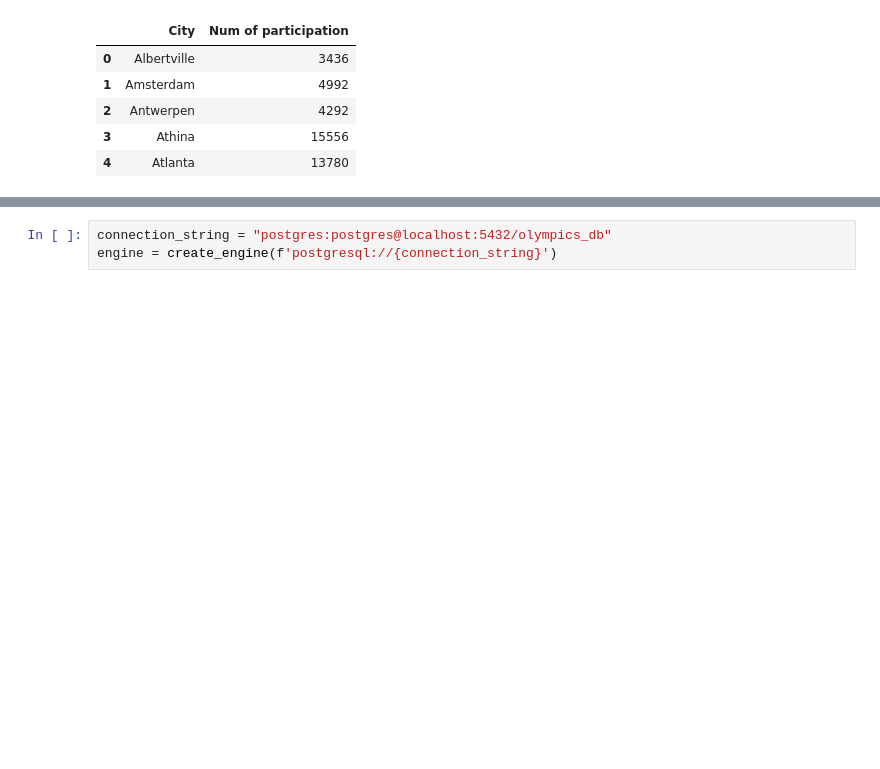
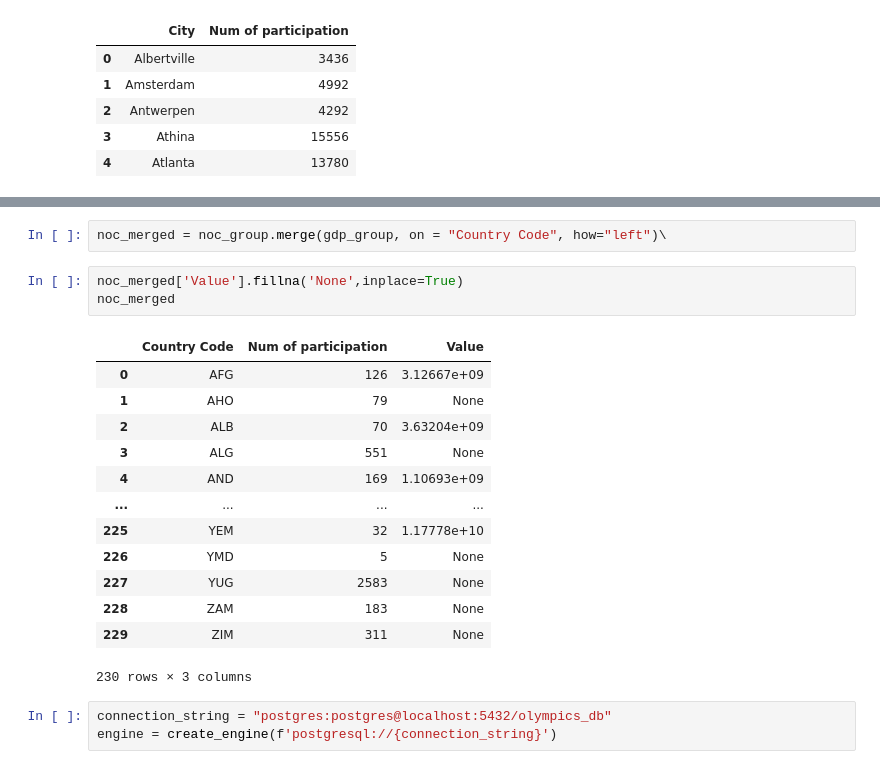
Before and after one commit to toshitorihara/ETL-project, a Jupyter notebook: ETL_starter.ipynb, the cells around one changed output, grey strips where cells are left out. Saved outputs shown, nothing was run; the diff lists cells and outputs as text; blank space fills up the shorter version.

```diff
--- a/ETL_starter.ipynb
+++ b/ETL_starter.ipynb
@@ -192,3 +202,22 @@ noc_group.head()
+# %%
+noc_merged = noc_group.merge(gdp_group, on = "Country Code", how="left")\
+# %%
+noc_merged['Value'].fillna('None',inplace=True)
+noc_merged
+# %% [output]
+|  | Country Code | Num of participation | Value |
+| 0 | AFG | 126 | 3.12667e+09 |
+| 1 | AHO | 79 | None |
+| 2 | ALB | 70 | 3.63204e+09 |
+| 3 | ALG | 551 | None |
+| 4 | AND | 169 | 1.10693e+09 |
+| ... | ... | ... | ... |
+| 225 | YEM | 32 | 1.17778e+10 |
+| 226 | YMD | 5 | None |
+| 227 | YUG | 2583 | None |
+| 228 | ZAM | 183 | None |
+| 229 | ZIM | 311 | None |
+230 rows × 3 columns
 # %%
 connection_string = "postgres:postgres@localhost:5432/olympics_db"
 engine = create_engine(f'postgresql://{connection_string}')
```
Also changed, not shown: parts of 3 cells of this notebook.
